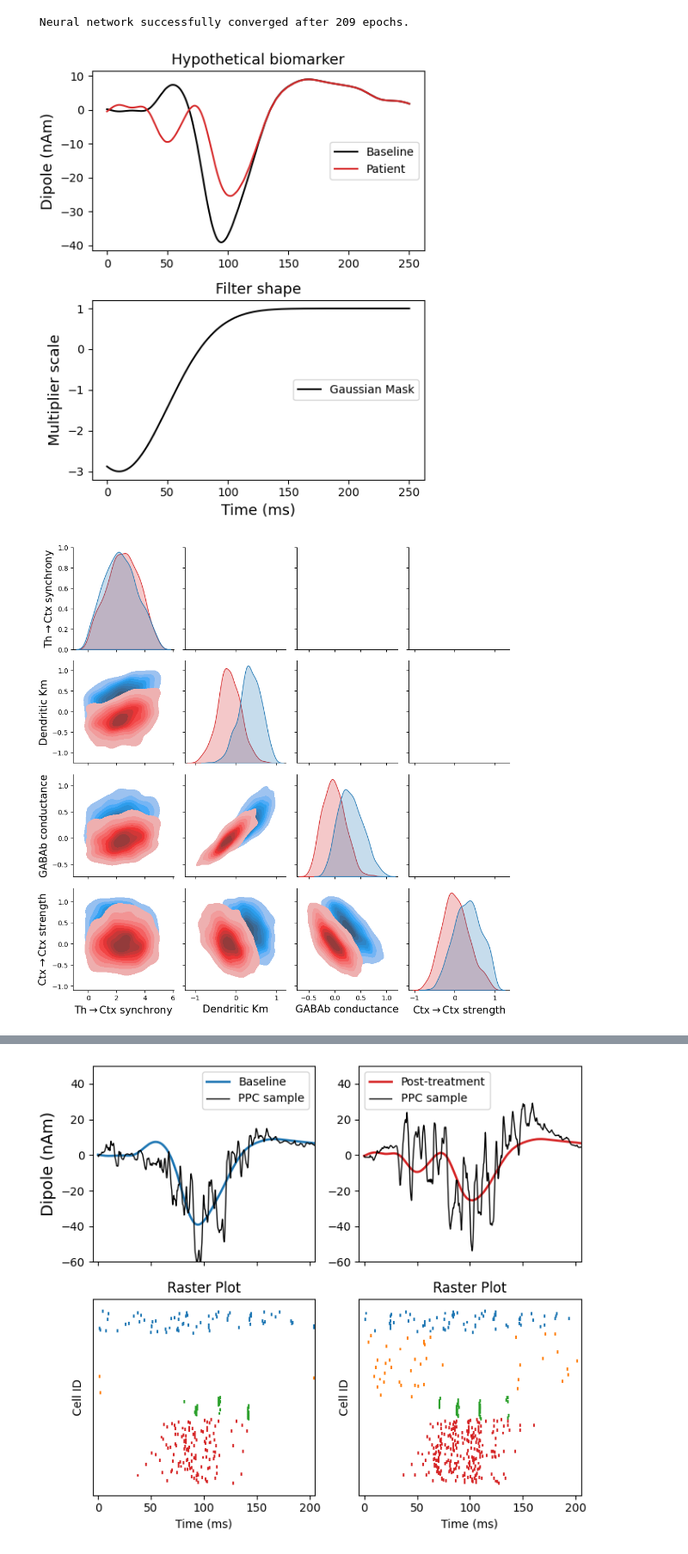
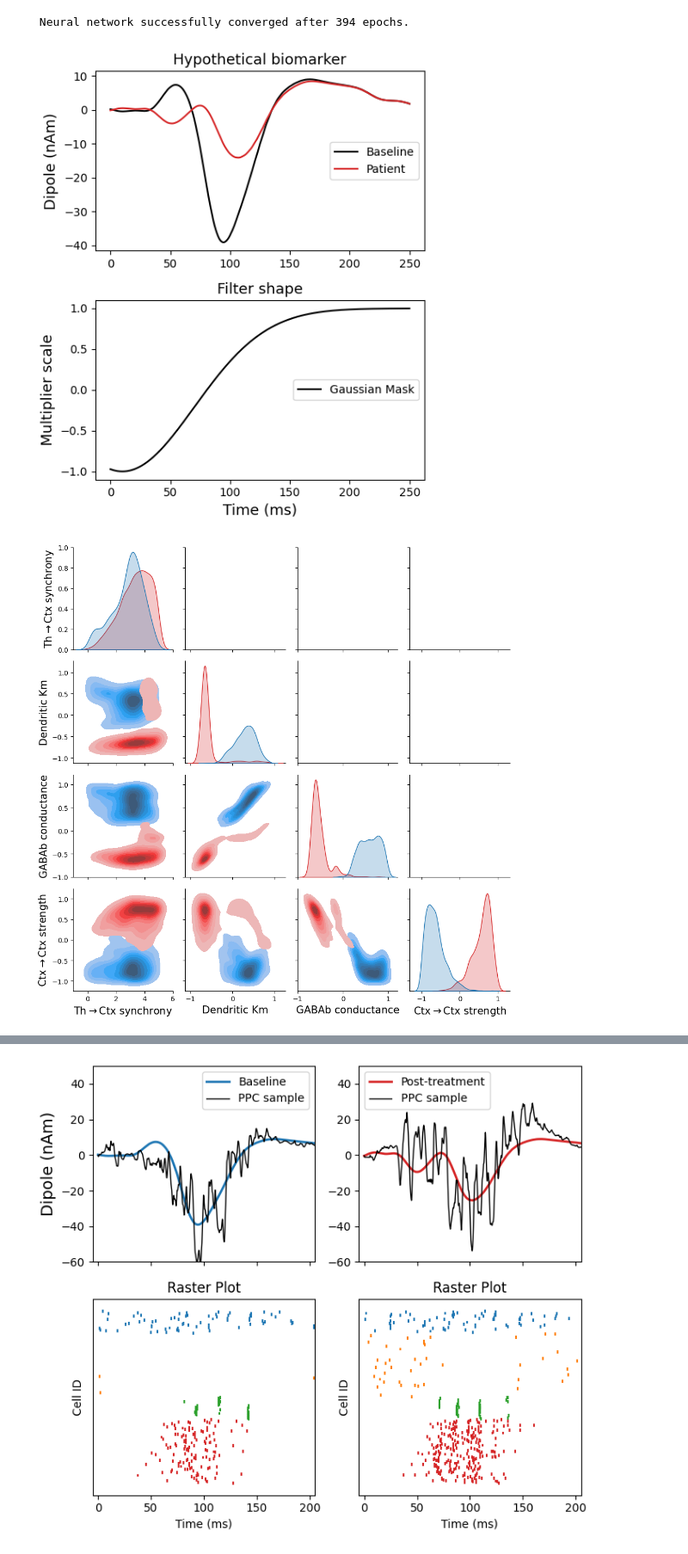
Before and after one commit to ntolley/hnn_jove, a Jupyter notebook: notebooks/drug_moa_sbi_ppc.ipynb, the cells around one changed output, grey strips where cells are left out. Shown at 86% size. Saved outputs shown, nothing was run; the diff lists cells and outputs as text; code cells hidden in the pictures.

```diff
--- a/notebooks/drug_moa_sbi_ppc.ipynb
+++ b/notebooks/drug_moa_sbi_ppc.ipynb
@@ -102,6 +102,7 @@ Building the NEURON model
 # %%
 scale_factor = 1000
 smooth_window = 30
+downsample = 20
 
 # Load batch simulations used for SBI training
 dpl_list, theta_train = list(), list()
@@ -109,7 +110,7 @@ for fname in os.listdir(save_path):
     if '.npz' in fname:
         res = np.load(f'{save_path}/{fname}', allow_pickle=True)
         for dpl in res['dpl']:
-            dpl_list.append(dpl[0].copy().smooth(smooth_window).scale(scale_factor).data['agg'])
+            dpl_list.append(dpl[0].copy().smooth(smooth_window).scale(scale_factor).data['agg'][::downsample])
 
         for param_dict in res['param_values']:
             theta_train.append(np.array(list(param_dict.values())))
@@ -154,7 +155,7 @@ inference = inference.append_simulations(torch.tensor(theta_train).float(), torc
 density_estimator = inference.train()
 posterior = inference.build_posterior(density_estimator)
 # %% [output]
- Neural network successfully converged after 209 epochs.
+ Neural network successfully converged after 394 epochs.
 # %%
 # Load experimental biomarker
 dipole_experimental = read_dipole('../data/L_Contra.txt')
@@ -172,40 +173,40 @@ titlesize = 13
 # biomarker_scale = -0.1
 # gauss = norm.pdf(times, loc=10, scale=40)
 
-biomarker_scale = -3
-gauss = norm.pdf(times, loc=10, scale=40)
+biomarker_scale = -1
+gauss = norm.pdf(times, loc=10, scale=60)
 
 # biomarker_scale = 2
 # gauss = norm.pdf(times, loc=120, scale=30)
 
 gauss = (gauss / np.max(gauss)) * (biomarker_scale - 1)
 gauss += 1
 biomarker_dpl = baseline_dpl * gauss
 
 
 plt.figure(figsize=(5,6))
 plt.subplot(2,1,1)
 plt.plot(times, baseline_dpl, label='Baseline', color='k')
 plt.plot(times, biomarker_dpl, label='Patient', color='C3')
 plt.legend(loc='center right')
 plt.title('Hypothetical biomarker', fontsize=titlesize)
 plt.xticks(fontsize=ticksize)
 plt.yticks(fontsize=ticksize)
 plt.ylabel('Dipole (nAm)', fontsize=labelsize)
 
 
 plt.subplot(2,1,2)
 plt.plot(times, gauss, color='k', label='Gaussian Mask')
 plt.legend(loc='center right')
 plt.xlabel('Time (ms)', fontsize=labelsize)
 plt.ylabel('Multiplier scale', fontsize=labelsize)
 
 plt.title('Filter shape', fontsize=titlesize)
 plt.xticks(fontsize=ticksize)
 plt.yticks(fontsize=ticksize)
 plt.tight_layout()
 # %% [output]
-[figure, old version]
+[figure, new version]
 # %%
 x_cond = pca.transform(np.stack([baseline_dpl, biomarker_dpl]))
 
@@ -258,7 +259,7 @@ plt.tight_layout()
 
 # plt.savefig('../figures/drug_moa_sbi_posterior.svg')
 # %% [output]
-[figure, old version]
+[figure, new version]
 # %%
 n_ppc_sims = 10
 baseline_ppc_theta = sample_list[:n_ppc_sims, :]
```
Also changed, not shown: parts of 4 cells of this notebook, 2 other files.
